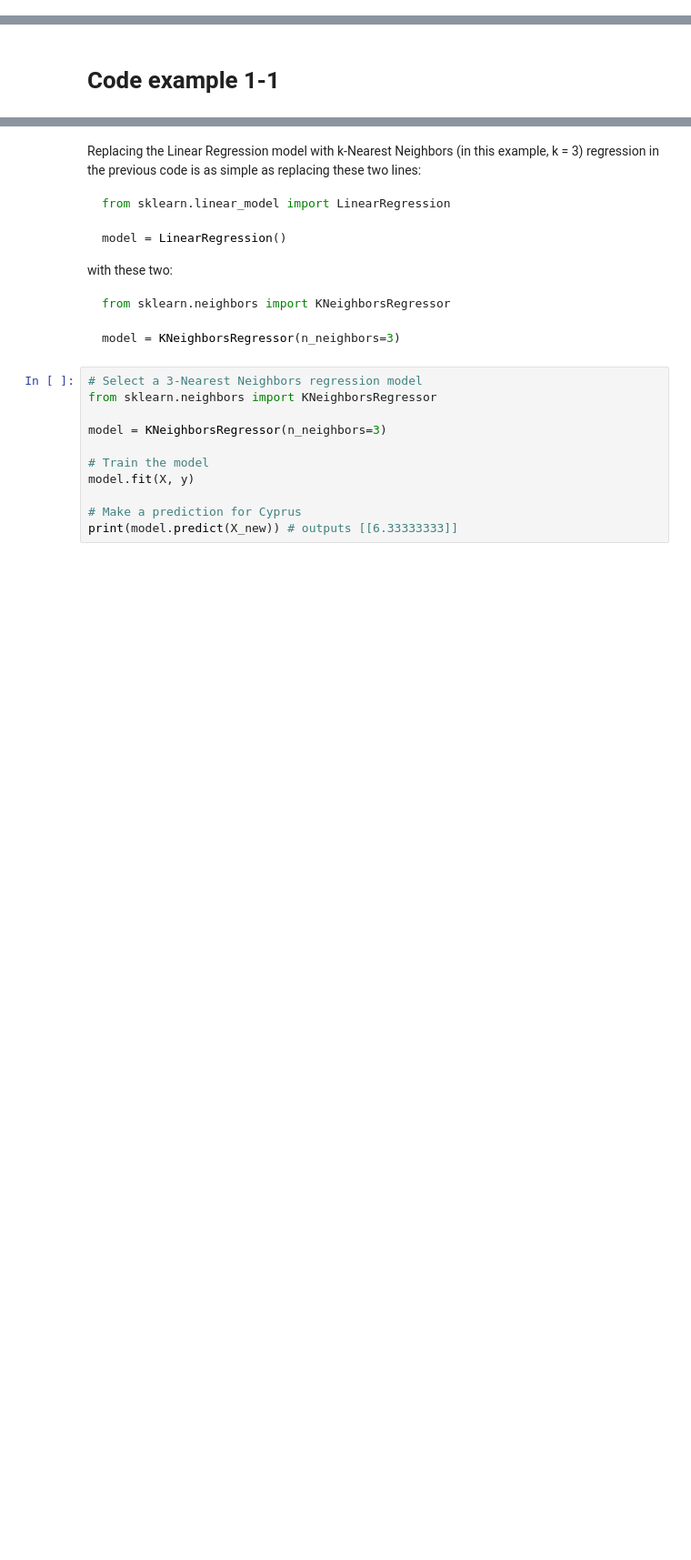
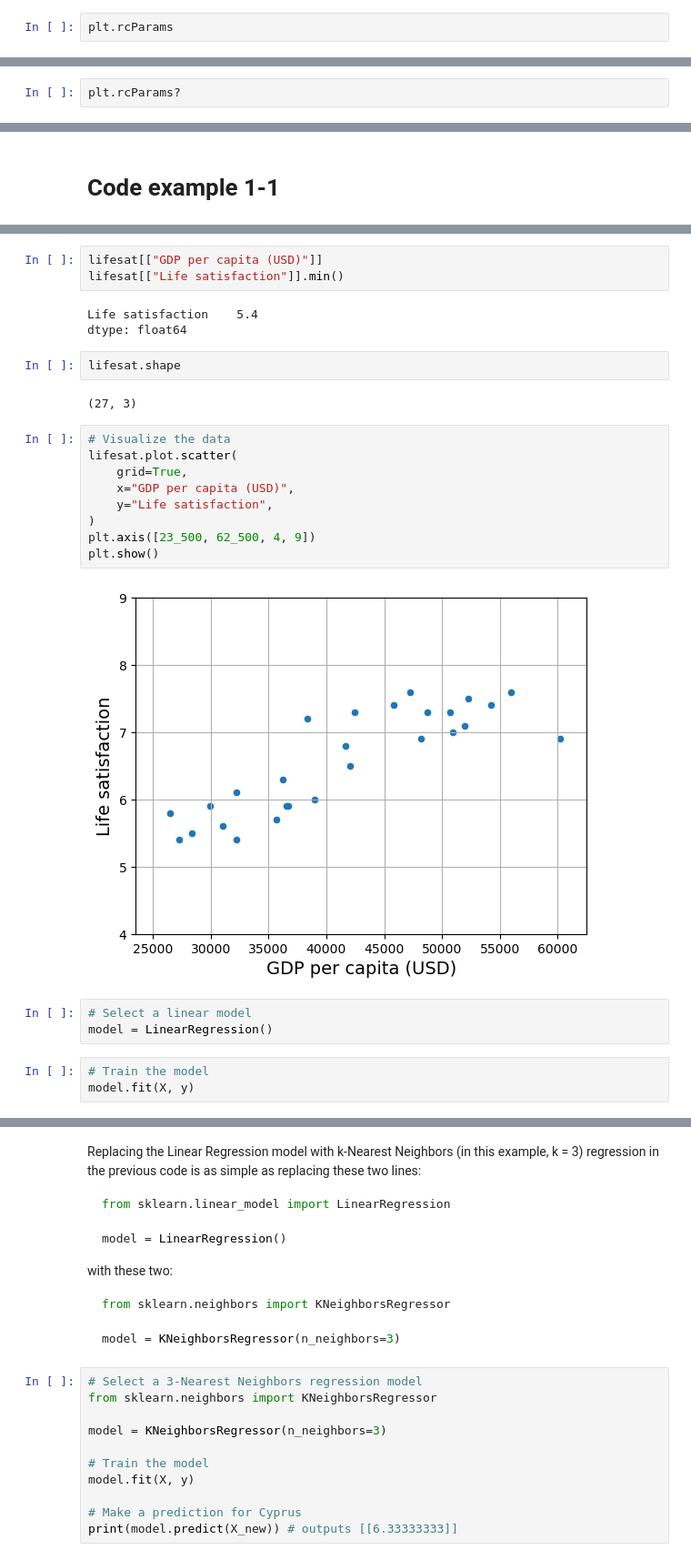
Before and after one commit to maptv/handson-ml3, a Jupyter notebook: 01_the_machine_learning_landscape.ipynb, the cells around one changed output, grey strips where cells are left out. Shown at 91% size. Drawn from its saved outputs; the diff is of its cells as text; blank space fills up the shorter version.

```diff
--- a/01_the_machine_learning_landscape.ipynb
+++ b/01_the_machine_learning_landscape.ipynb
@@ -38,3 +48,5 @@ plt.rc('axes', labelsize=14, titlesize=14)
 plt.rc('legend', fontsize=12)
 plt.rc('xtick', labelsize=10)
 plt.rc('ytick', labelsize=10)
+# %%
+plt.rcParams
@@ -40,0 +71,2 @@ plt.rc('ytick', labelsize=10)
+# %%
+plt.rcParams?
@@ -78,0 +136,27 @@ print(model.predict(X_new)) # outputs [[6.30165767]]
+# %%
+lifesat[["GDP per capita (USD)"]]
+lifesat[["Life satisfaction"]].min()
+# %% [output]
+Life satisfaction    5.4
+dtype: float64
+# %%
+lifesat.shape
+# %% [output]
+(27, 3)
+# %%
+# Visualize the data
+lifesat.plot.scatter(
+    grid=True,
+    x="GDP per capita (USD)",
+    y="Life satisfaction",
+)
+plt.axis([23_500, 62_500, 4, 9])
+plt.show()
+# %% [output]
+[figure, added]
+# %%
+# Select a linear model
+model = LinearRegression()
+# %%
+# Train the model
+model.fit(X, y)
```
Also changed, not shown: parts of 13 cells of this notebook, 2 other files.
